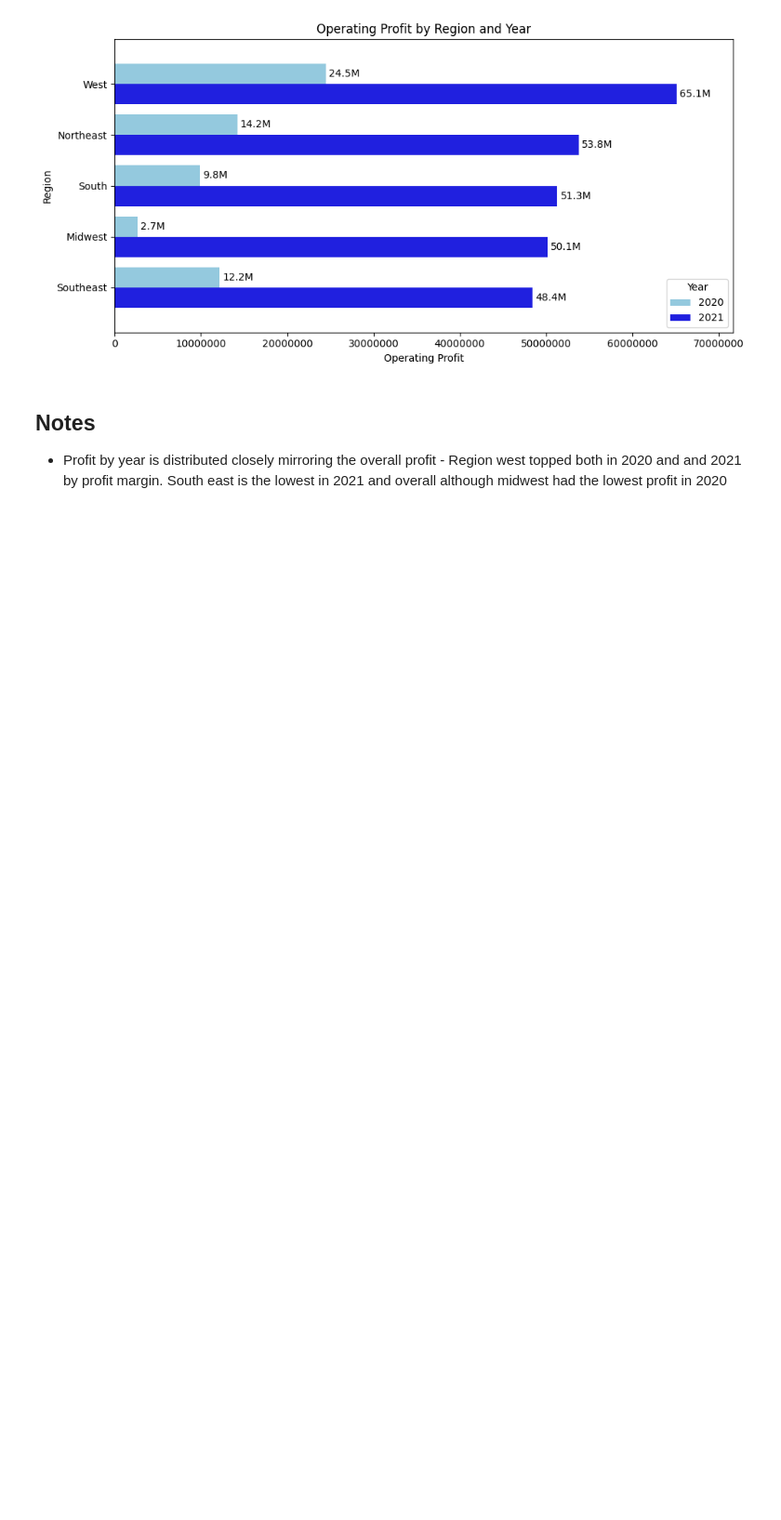
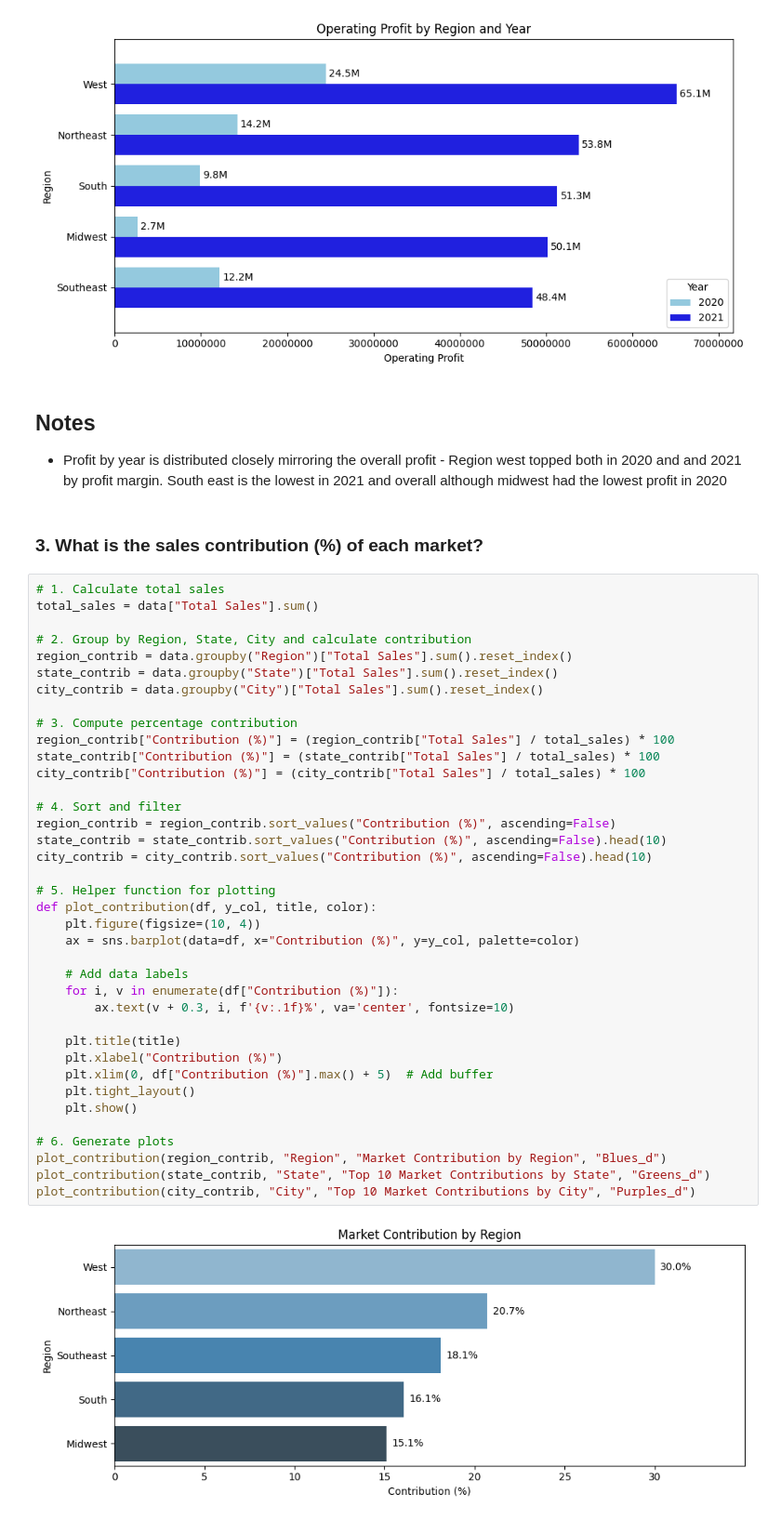
Before and after one commit to murithidenisgitobu/Adidas-Sales-Analysis-Across-the-US, a Jupyter notebook: Jupyter Notebook/adidas_notebook.ipynb, the cells around one changed output. Shown at 93% size. Drawn from its saved outputs; the diff is of its cells as text; blank space fills up the shorter version.

Commit message:
market contributions in sales be percentage

```diff
--- a/Jupyter Notebook/adidas_notebook.ipynb
+++ b/Jupyter Notebook/adidas_notebook.ipynb
@@ -454,3 +454,45 @@ plt.show()
 ## Notes
 
 - Profit by year is distributed closely mirroring the overall profit - Region west topped both in 2020 and and 2021 by profit margin. South east is the lowest in 2021 and overall although midwest had the lowest profit in 2020
+# %% [markdown]
+### 3. What is the sales contribution (%) of each market?
+# %%
+# 1. Calculate total sales
+total_sales = data["Total Sales"].sum()
+
+# 2. Group by Region, State, City and calculate contribution
+region_contrib = data.groupby("Region")["Total Sales"].sum().reset_index()
+state_contrib = data.groupby("State")["Total Sales"].sum().reset_index()
+city_contrib = data.groupby("City")["Total Sales"].sum().reset_index()
+
+# 3. Compute percentage contribution
+region_contrib["Contribution (%)"] = (region_contrib["Total Sales"] / total_sales) * 100
+state_contrib["Contribution (%)"] = (state_contrib["Total Sales"] / total_sales) * 100
+city_contrib["Contribution (%)"] = (city_contrib["Total Sales"] / total_sales) * 100
+
+# 4. Sort and filter
+region_contrib = region_contrib.sort_values("Contribution (%)", ascending=False)
+state_contrib = state_contrib.sort_values("Contribution (%)", ascending=False).head(10)
+city_contrib = city_contrib.sort_values("Contribution (%)", ascending=False).head(10)
+
+# 5. Helper function for plotting
+def plot_contribution(df, y_col, title, color):
+    plt.figure(figsize=(10, 4))
+    ax = sns.barplot(data=df, x="Contribution (%)", y=y_col, palette=color)
+
+    # Add data labels
+    for i, v in enumerate(df["Contribution (%)"]):
+        ax.text(v + 0.3, i, f'{v:.1f}%', va='center', fontsize=10)
+
+    plt.title(title)
+    plt.xlabel("Contribution (%)")
+    plt.xlim(0, df["Contribution (%)"].max() + 5)  # Add buffer
+    plt.tight_layout()
+    plt.show()
+
+# 6. Generate plots
+plot_contribution(region_contrib, "Region", "Market Contribution by Region", "Blues_d")
+plot_contribution(state_contrib, "State", "Top 10 Market Contributions by State", "Greens_d")
+plot_contribution(city_contrib, "City", "Top 10 Market Contributions by City", "Purples_d")
+# %% [output]
+[figure, added]
```
Also changed, not shown: parts of 1 cell of this notebook.
